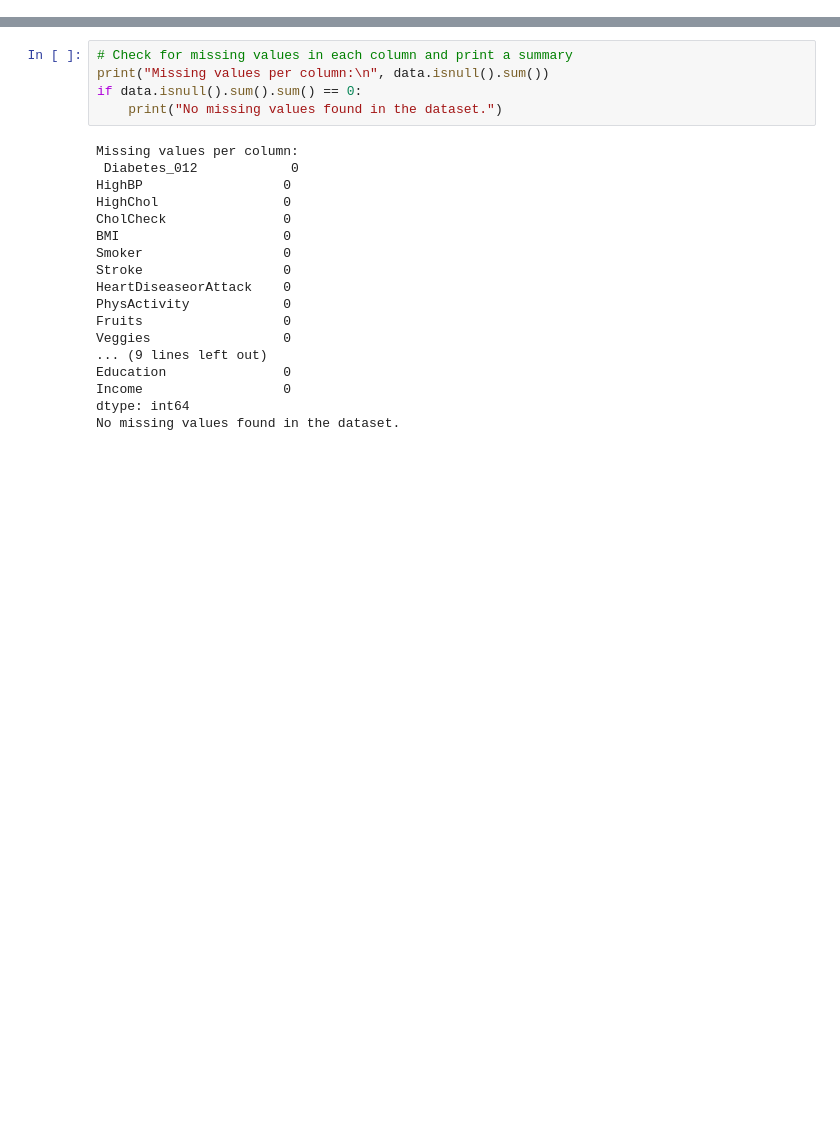
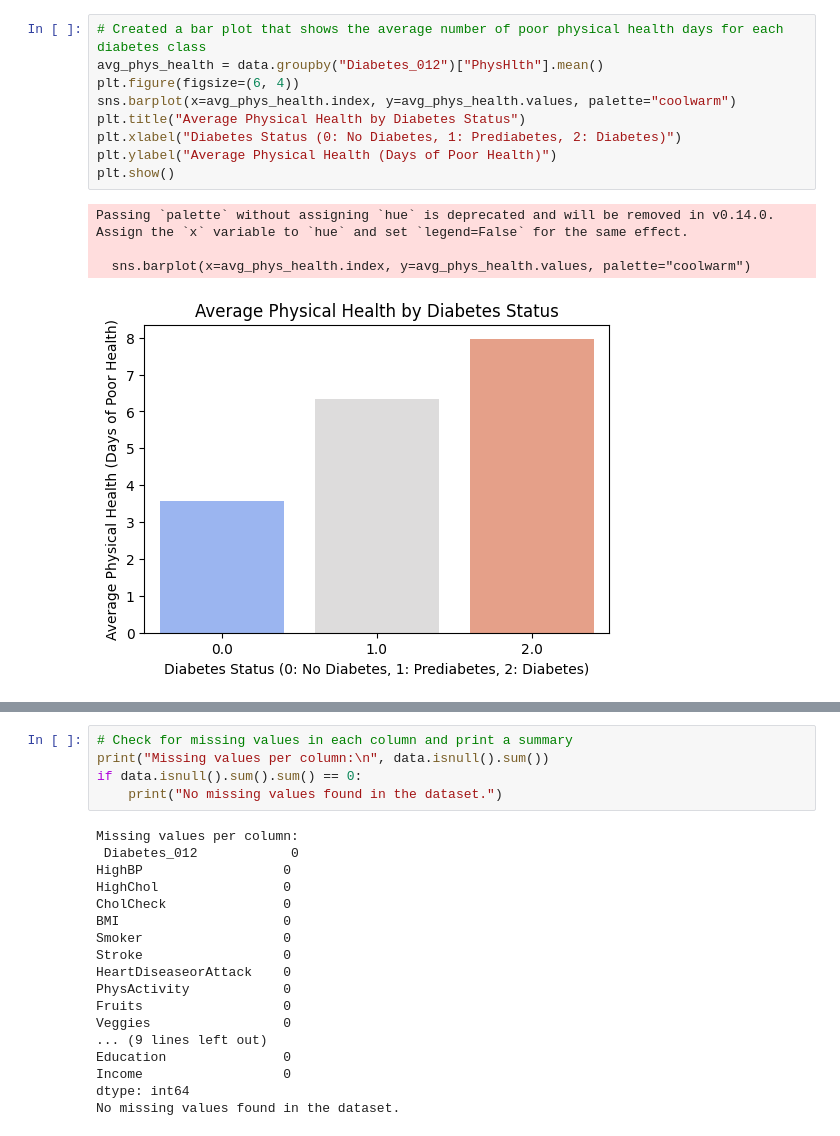
Before and after one commit to Anndischeh/Introduction-to-AI-Coursework, a Jupyter notebook: Untitled.ipynb, the cells around one changed output, grey strips where cells are left out. Saved outputs shown, nothing was run; the diff lists cells and outputs as text; blank space fills up the shorter version.

Commit message:
I have added the final vizualizations i will be working with to my code with comments

```diff
--- a/Untitled.ipynb
+++ b/Untitled.ipynb
@@ -64,0 +84,14 @@ plt.show()
+# %%
+# Created a bar plot that shows the average number of poor physical health days for each diabetes class
+avg_phys_health = data.groupby("Diabetes_012")["PhysHlth"].mean()
+plt.figure(figsize=(6, 4))
+sns.barplot(x=avg_phys_health.index, y=avg_phys_health.values, palette="coolwarm")
+plt.title("Average Physical Health by Diabetes Status")
+plt.xlabel("Diabetes Status (0: No Diabetes, 1: Prediabetes, 2: Diabetes)")
+plt.ylabel("Average Physical Health (Days of Poor Health)")
+plt.show()
+# %% [output]
+Passing `palette` without assigning `hue` is deprecated and will be removed in v0.14.0. Assign the `x` variable to `hue` and set `legend=False` for the same effect.
+
+  sns.barplot(x=avg_phys_health.index, y=avg_phys_health.values, palette="coolwarm")
+[figure, added]
```
Also changed, not shown: parts of 7 cells of this notebook, 1 other file.
